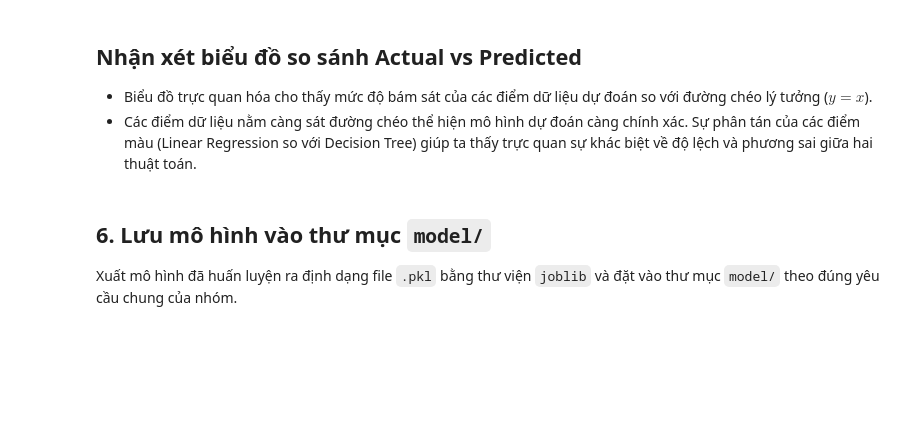
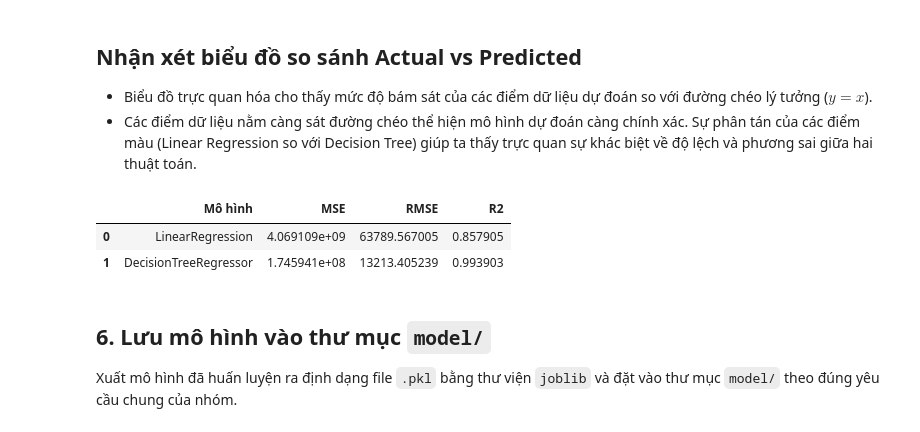
Before and after one commit to MoshiM0chiMoshi/Group5_Pharmacity_Personal_Care, a Jupyter notebook: Stage 2/02_Regression.ipynb, the cells around one changed output. Cells and saved outputs as stored; diff of their text form; code cells hidden in the pictures; blank space fills up the shorter version.

```diff
--- a/Stage 2/02_Regression.ipynb
+++ b/Stage 2/02_Regression.ipynb
@@ -144,6 +144,18 @@ plt.show()
 ## Nhận xét biểu đồ so sánh Actual vs Predicted
 - Biểu đồ trực quan hóa cho thấy mức độ bám sát của các điểm dữ liệu dự đoán so với đường chéo lý tưởng ($y = x$).
 - Các điểm dữ liệu nằm càng sát đường chéo thể hiện mô hình dự đoán càng chính xác. Sự phân tán của các điểm màu (Linear Regression so với Decision Tree) giúp ta thấy trực quan sự khác biệt về độ lệch và phương sai giữa hai thuật toán.
+# %%
+ket_qua = pd.DataFrame({
+    'Mô hình': ['LinearRegression', 'DecisionTreeRegressor'],
+    'MSE': [lr_mse, dt_mse],
+    'RMSE': [lr_rmse, dt_rmse],
+    'R2': [lr_r2, dt_r2]
+})
+display(ket_qua)
+# %% [output]
+|  | Mô hình | MSE | RMSE | R2 |
+| 0 | LinearRegression | 4.069109e+09 | 63789.567005 | 0.857905 |
+| 1 | DecisionTreeRegressor | 1.745941e+08 | 13213.405239 | 0.993903 |
 # %% [markdown]
 ## 6. Lưu mô hình vào thư mục `model/`
 
```
Also changed, not shown: parts of 2 cells of this notebook.
